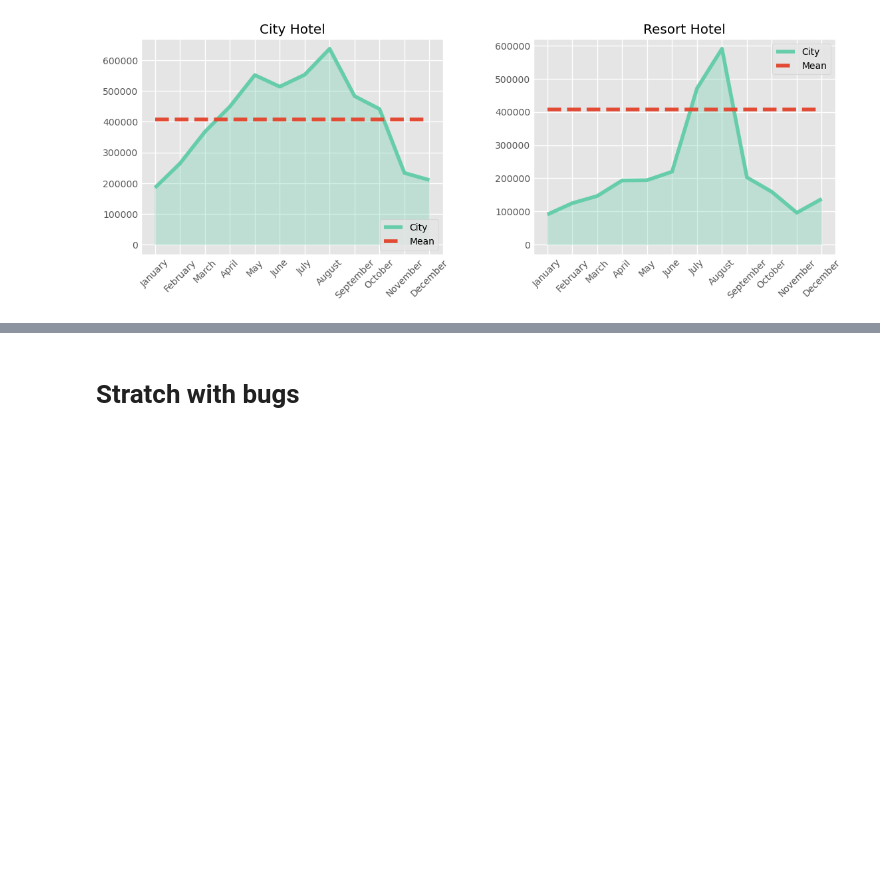
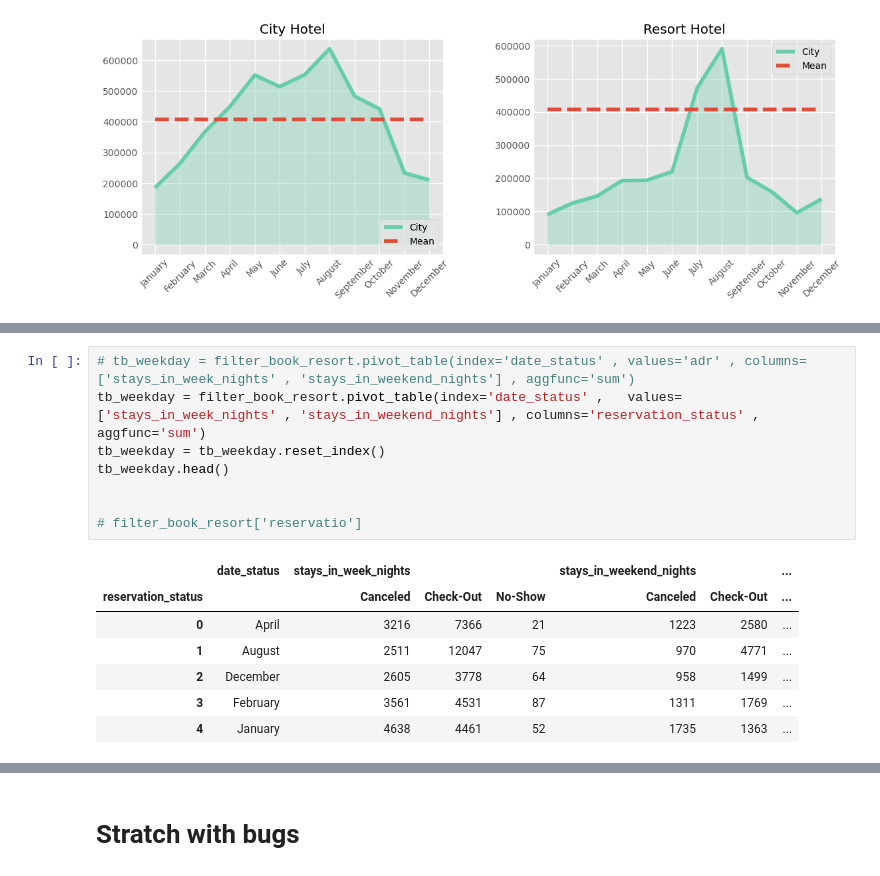
Before and after one commit to ProtacioUno/VinluanEner-Porfolio-Labs, a Jupyter notebook: Matplotlib/hotel.ipynb, the cells around one changed output, grey strips where cells are left out. Drawn from its saved outputs; the diff is of its cells as text; blank space fills up the shorter version.

```diff
--- a/Matplotlib/hotel.ipynb
+++ b/Matplotlib/hotel.ipynb
@@ -422,0 +463,16 @@ tb_room_resort = filter_book_resort.pivot_table(index='assigned_room_type' , val
+# %%
+# tb_weekday = filter_book_resort.pivot_table(index='date_status' , values='adr' , columns=['stays_in_week_nights' , 'stays_in_weekend_nights'] , aggfunc='sum')
+tb_weekday = filter_book_resort.pivot_table(index='date_status' ,   values=['stays_in_week_nights' , 'stays_in_weekend_nights'] , columns='reservation_status' , aggfunc='sum')
+tb_weekday = tb_weekday.reset_index()
+tb_weekday.head()
+
+
+# filter_book_resort['reservatio']
+# %% [output]
+|  | date_status | stays_in_week_nights |  |  | stays_in_weekend_nights |  | ... |
+| reservation_status |  | Canceled | Check-Out | No-Show | Canceled | Check-Out | ... |
+| 0 | April | 3216 | 7366 | 21 | 1223 | 2580 | ... |
+| 1 | August | 2511 | 12047 | 75 | 970 | 4771 | ... |
+| 2 | December | 2605 | 3778 | 64 | 958 | 1499 | ... |
+| 3 | February | 3561 | 4531 | 87 | 1311 | 1769 | ... |
+| 4 | January | 4638 | 4461 | 52 | 1735 | 1363 | ... |
```
Also changed, not shown: parts of 4 cells of this notebook.
